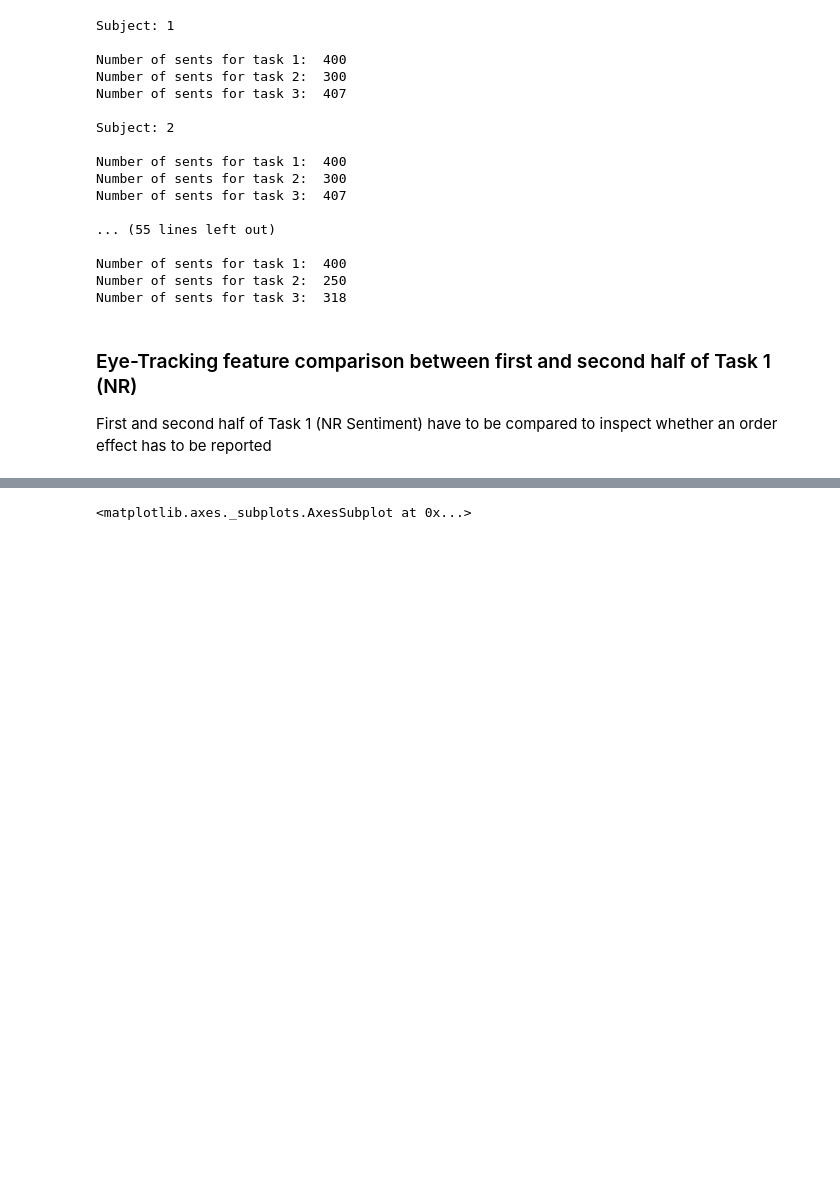
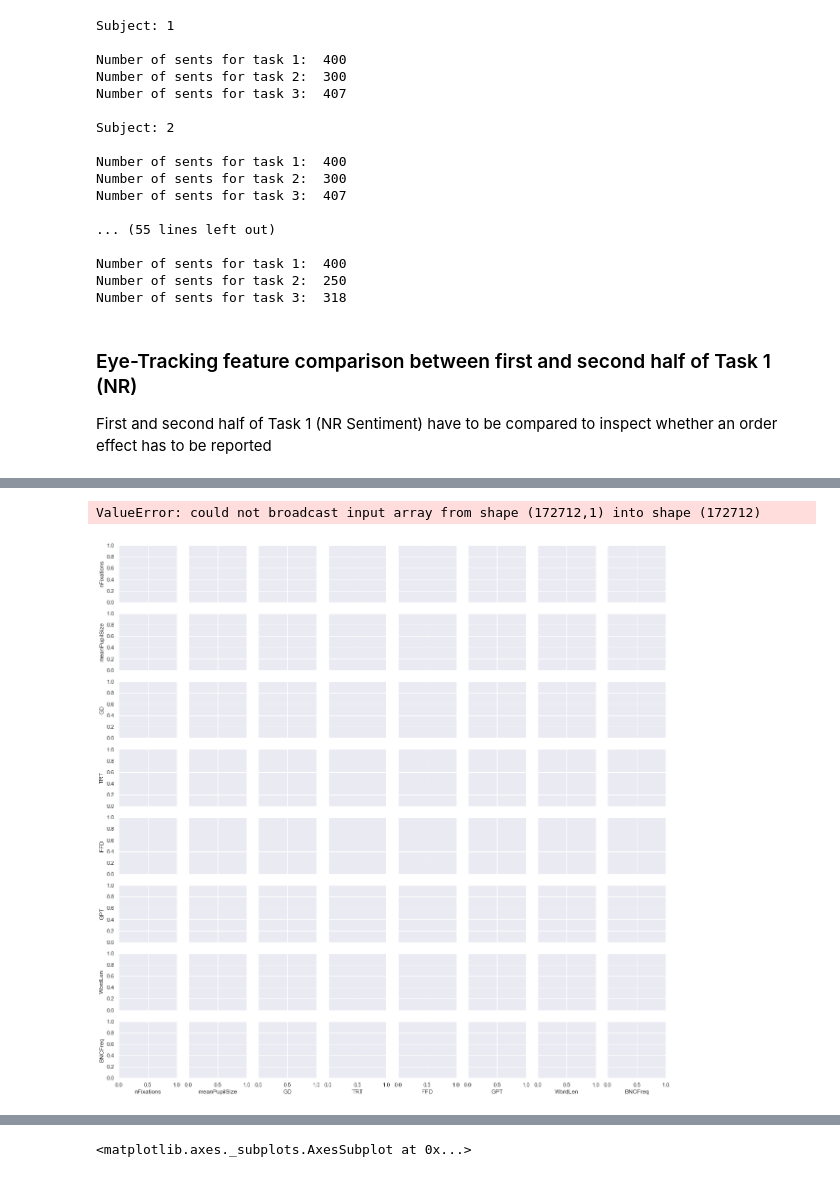
Before and after one commit to PosoSAgapo/NER-with-EEG-and-ET, a Jupyter notebook: data_exploration.ipynb, the cells around one changed output, grey strips where cells are left out. Drawn from its saved outputs; the diff is of its cells as text; code cells hidden in the pictures; blank space fills up the shorter version.

```diff
--- a/data_exploration.ipynb
+++ b/data_exploration.ipynb
@@ -109,0 +132,5 @@ corr_mat(compute_allvals(sbjs_t1_et, features='ET'), features='ET', heatmap=Fals
+# %%
+all_sbjs_t2_et_word['Task'] = 'NR'
+all_sbjs_t3_et_word['Task'] = 'TSR'
+# %%
+all_sbjs_both_tasks_et_word = pd.concat([all_sbjs_t2_et_word, all_sbjs_t3_et_word])
@@ -109,0 +141,4 @@ corr_mat(compute_allvals(sbjs_t1_et, features='ET'), features='ET', heatmap=Fals
+# %%
+all_sbjs_both_tasks_et_word = all_sbjs_both_tasks_et_word.apply(lambda col: col.to_numpy().ravel(), axis=0)
+# %%
+all_sbjs_both_tasks_et_word = all_sbjs_both_tasks_et_word.apply(lambda col: col.values.reshape(-1), axis=0)
@@ -109,0 +154,8 @@ corr_mat(compute_allvals(sbjs_t1_et, features='ET'), features='ET', heatmap=Fals
+# %%
+g = sns.PairGrid(all_sbjs_both_tasks_et_word, vars=['nFixations','meanPupilSize',
+                'GD','TRT','FFD','GPT','WordLen','BNCFreq'], hue='Task', palette='RdBu_r')
+g.map(plt.scatter, alpha=0.8)
+g.add_legend();
+# %% [output]
+ValueError: could not broadcast input array from shape (172712,1) into shape (172712)
+[figure, added]
```
Also changed, not shown: parts of 13 cells of this notebook, 6 other files.
